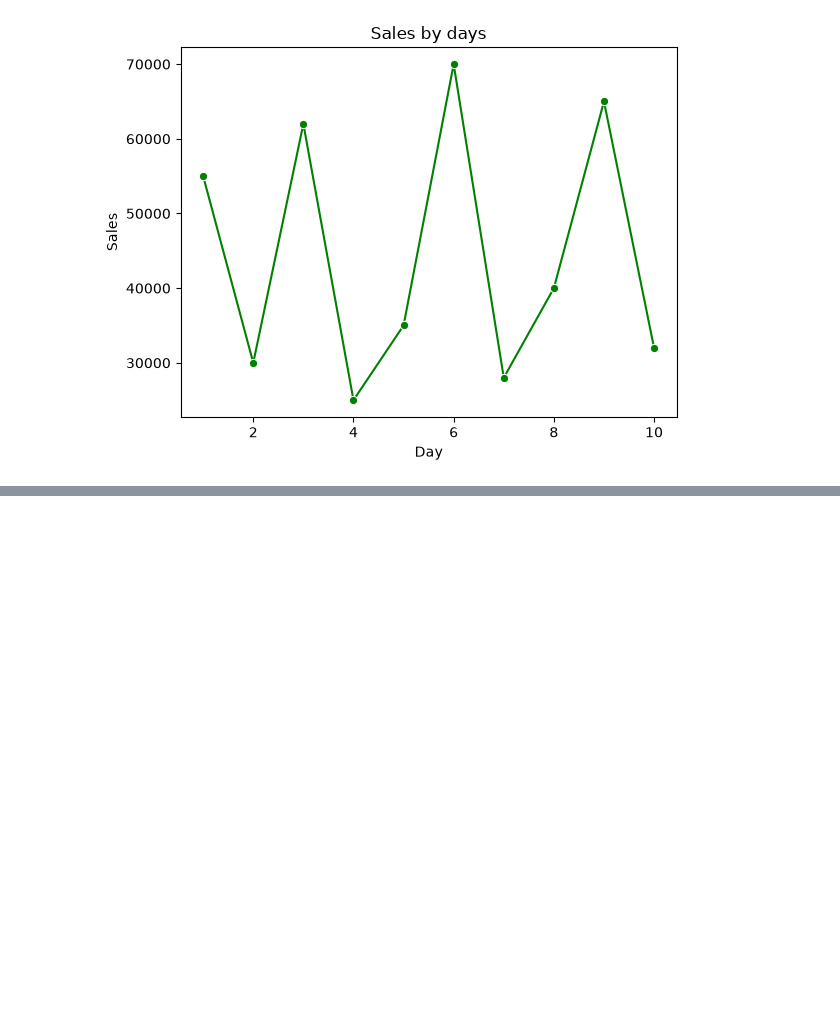
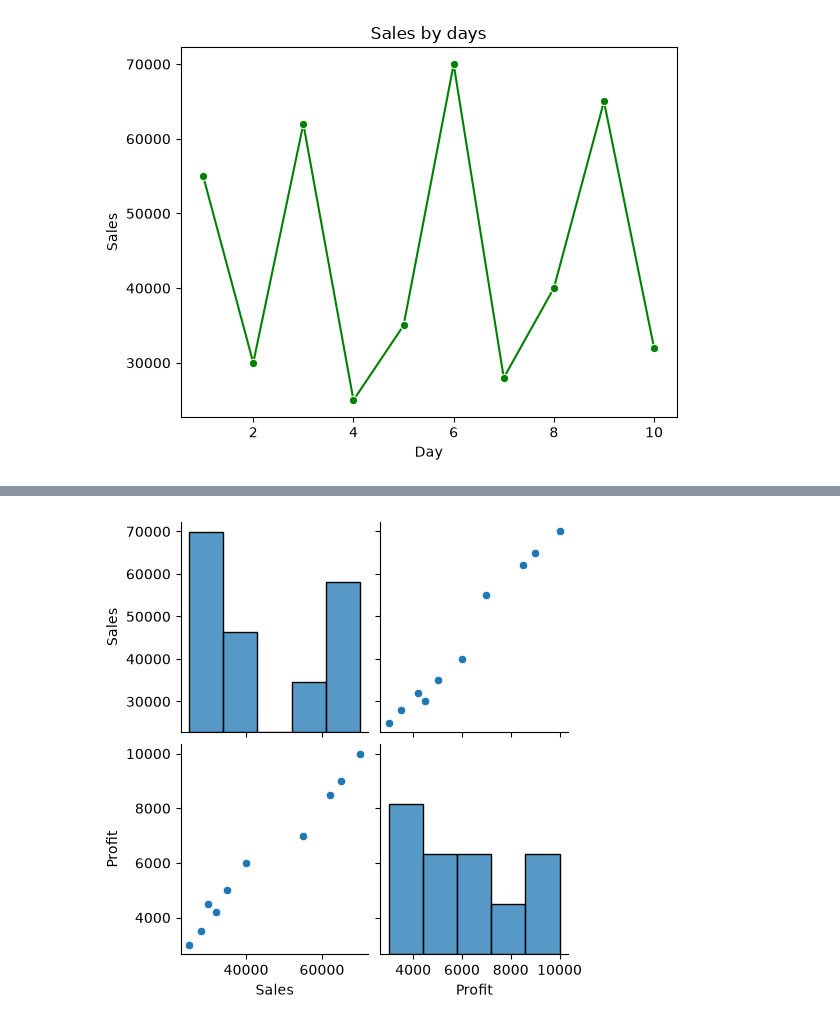
Before and after one commit to sanmesh4090/Data-science-, a Jupyter notebook: Advance Python/seaborn.ipynb, the cells around one changed output, grey strips where cells are left out. Drawn from its saved outputs; the diff is of its cells as text; code cells hidden in the pictures; blank space fills up the shorter version.

```diff
--- a/Advance Python/seaborn.ipynb
+++ b/Advance Python/seaborn.ipynb
@@ -68,0 +92,7 @@ Text(0.5, 1.0, 'Sales by days')
+# %%
+#pair plot
+
+sns.pairplot(df[["Sales","Profit"]])
+plt.show()
+# %% [output]
+[figure, added]
```
Also changed, not shown: parts of 9 cells of this notebook, 4 other files.
